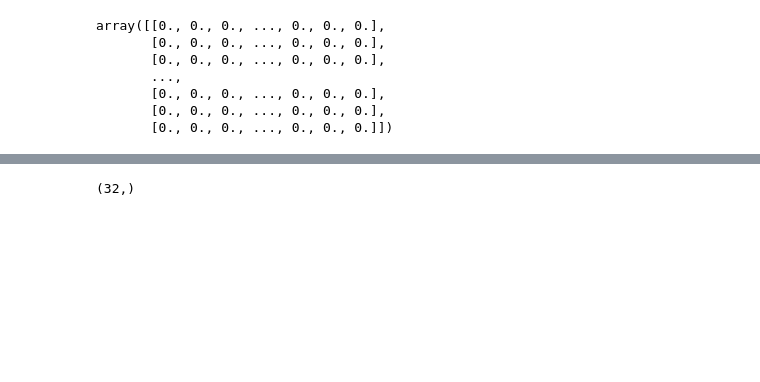
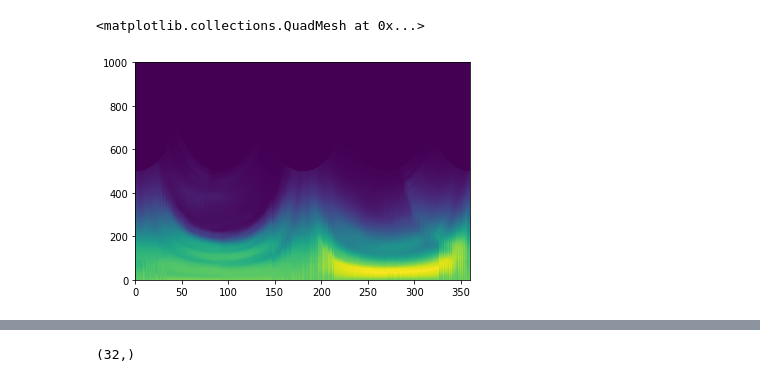
Before and after one commit to luisfromero/skewEngine, a Jupyter notebook: notebooks/blurViewer.ipynb, the cells around one changed output, grey strips where cells are left out. Drawn from its saved outputs; the diff is of its cells as text; code cells hidden in the pictures; blank space fills up the shorter version.

```diff
--- a/notebooks/blurViewer.ipynb
+++ b/notebooks/blurViewer.ipynb
@@ -114,12 +151,10 @@ for i in range(360):
     ncep3[:,i]=array_destino
-# %%
-nimg1
-# %% [output]
-array([[0., 0., 0., ..., 0., 0., 0.],
-       [0., 0., 0., ..., 0., 0., 0.],
-       [0., 0., 0., ..., 0., 0., 0.],
-       ...,
-       [0., 0., 0., ..., 0., 0., 0.],
-       [0., 0., 0., ..., 0., 0., 0.],
-       [0., 0., 0., ..., 0., 0., 0.]])
+# %%
+val=int((tam/2)*scale[13])
+interp=np.linspace(0, 1, num=val)
+resultI1=np.interp(interp,interpI,img1[:,23])
+plt.pcolormesh(nimg1)
+# %% [output]
+<matplotlib.collections.QuadMesh at 0x...>
+[figure, added]
 # %%
```
Also changed, not shown: parts of 6 cells of this notebook, 14 other files.
